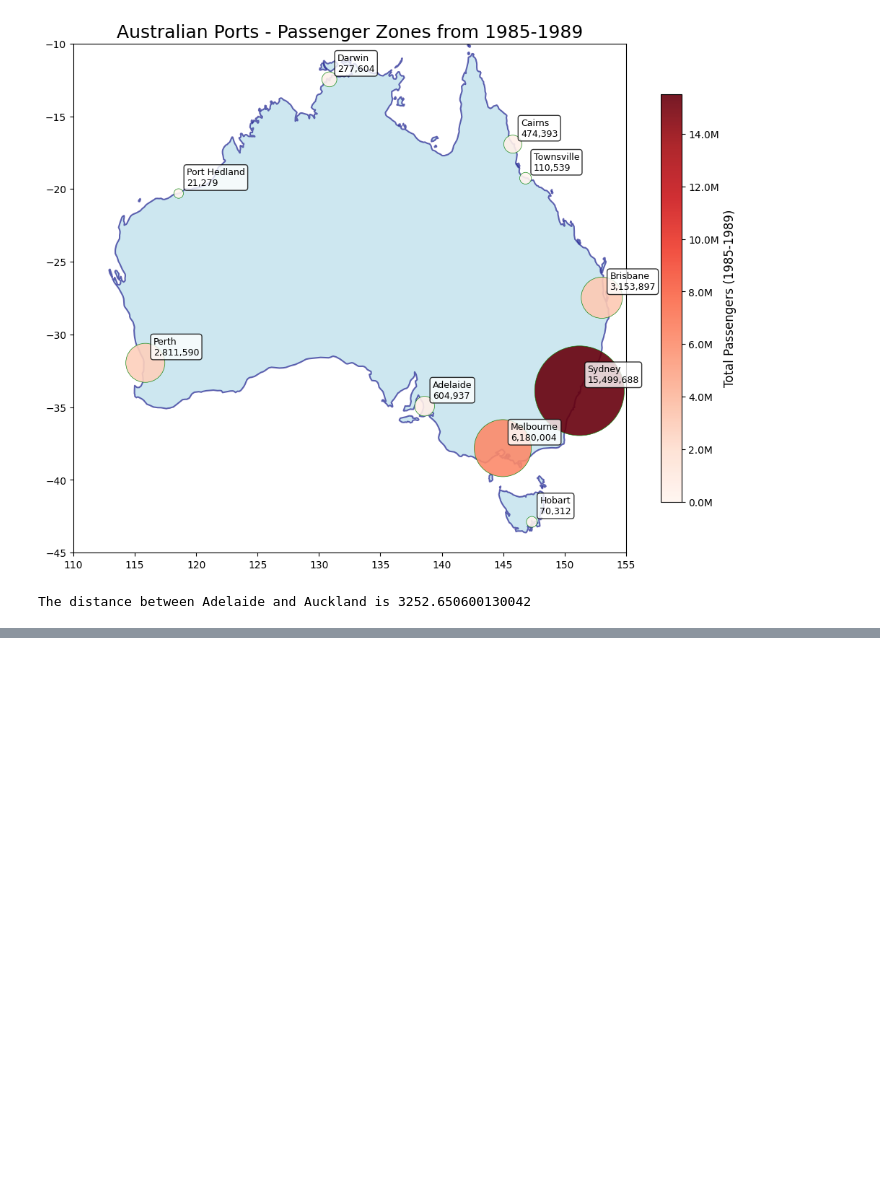
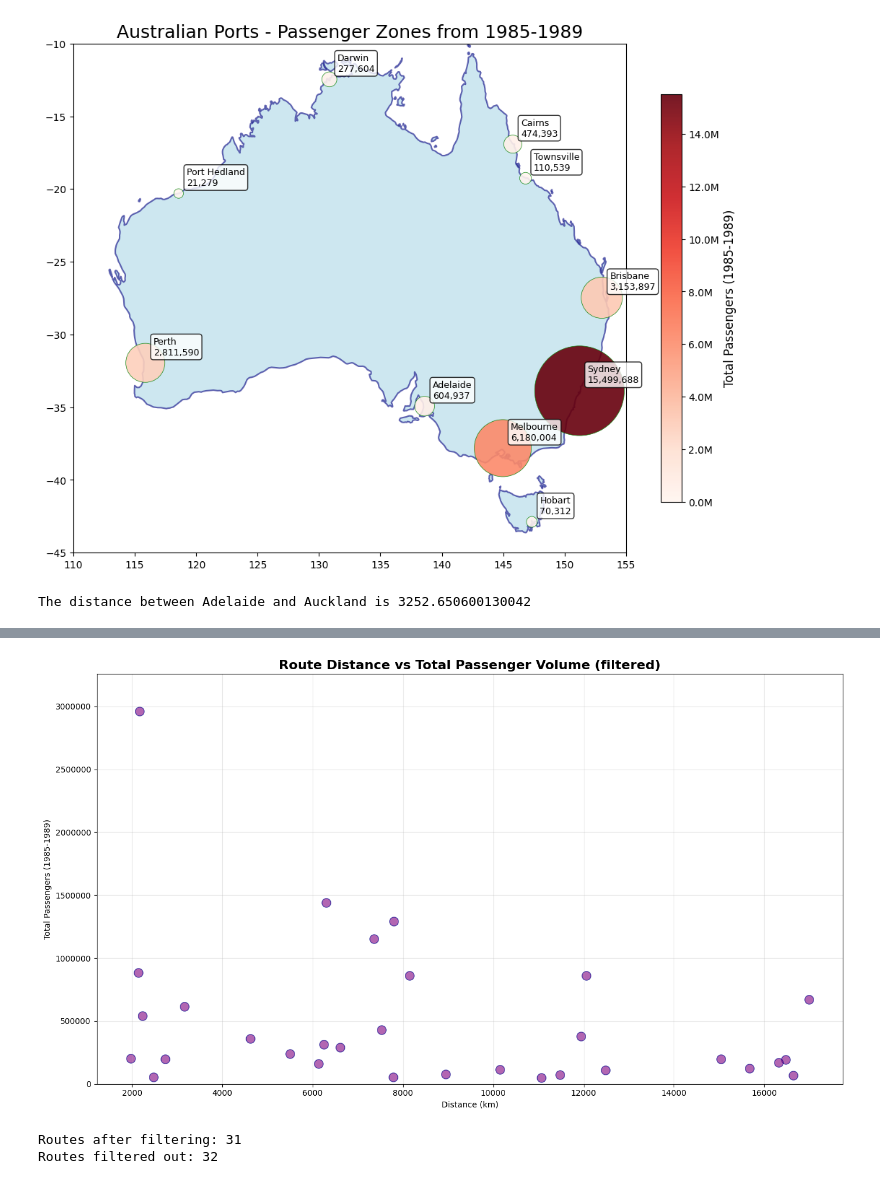
Before and after one commit to arjun52/data-tech-challenge, a Jupyter notebook: question1.ipynb, the cells around one changed output, grey strips where cells are left out. Saved outputs shown, nothing was run; the diff lists cells and outputs as text; code cells hidden in the pictures; blank space fills up the shorter version.

Commit message:
plot distnace vs passengesr

```diff
--- a/question1.ipynb
+++ b/question1.ipynb
@@ -257,0 +322,28 @@ The distance between Adelaide and Auckland is 3252.650600130042
+# %%
+plt.figure(figsize=(14, 8))
+
+if len(distance_df) > 0:
+    # filter out routes
+    distance_df_filtered = distance_df[distance_df['Total_Passengers'] >= 50000]
+
+    # create scatter plot with filtered data
+    plt.scatter(distance_df_filtered['Distance_km'], distance_df_filtered['Total_Passengers'],
+               s=120, alpha=0.6, c='purple', edgecolors='darkblue')
+
+    plt.xlabel('Distance (km)')
+    plt.ylabel('Total Passengers (1985-1989)')
+    plt.title('Route Distance vs Total Passenger Volume (filtered)', fontsize=16, fontweight='bold')
+    plt.grid(True, alpha=0.3)
+
+    plt.ylim(0, distance_df_filtered['Total_Passengers'].max() * 1.1)
+    plt.ticklabel_format(style='plain', axis='y')  # Turn off scientific notation
+
+    plt.tight_layout()
+    plt.show()
+
+    print(f"\nRoutes after filtering: {len(distance_df_filtered)}")
+    print(f"Routes filtered out: {len(distance_df) - len(distance_df_filtered)}")
+# %% [output]
+[figure, added]
+Routes after filtering: 31
+Routes filtered out: 32
```
Also changed, not shown: parts of 1 cell of this notebook.
